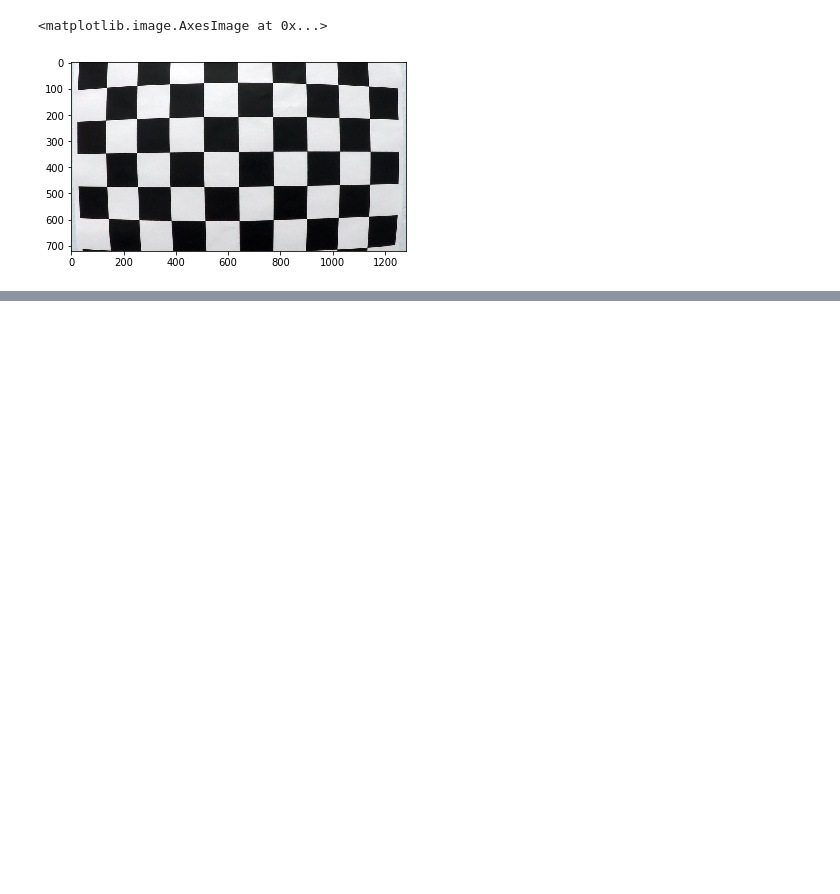
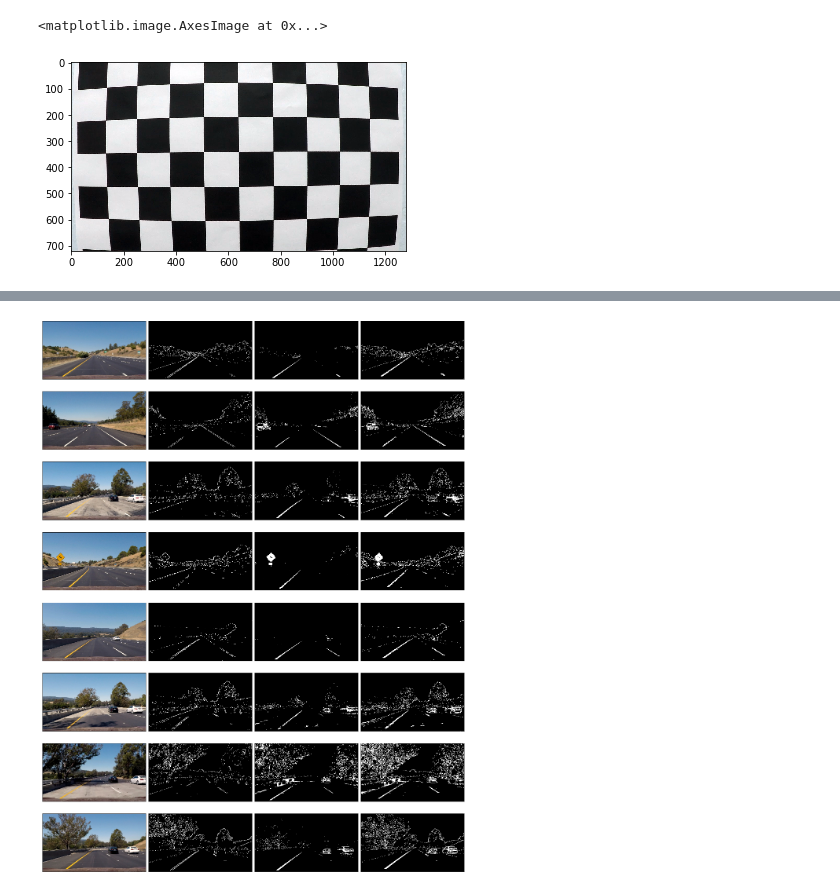
Before and after one commit to marcelosramos/CarND-Advanced-Lane-Lines, a Jupyter notebook: CarND-Advanced-Lane-Lines.ipynb, the cells around one changed output, grey strips where cells are left out. Drawn from its saved outputs; the diff is of its cells as text; code cells hidden in the pictures; blank space fills up the shorter version.

```diff
--- a/CarND-Advanced-Lane-Lines.ipynb
+++ b/CarND-Advanced-Lane-Lines.ipynb
@@ -65,0 +171,29 @@ plt.imshow(img)
+# %%
+plt.figure(figsize=(15,20))
+for i, input_image in enumerate(input_images):
+    img = cv2.imread("test_images/" + input_image)
+    img = cv2.cvtColor(img, cv2.COLOR_BGR2RGB)
+    plt.subplot(8, 4, i*4+1)
+    plt.imshow(img)
+    plt.xticks([])
+    plt.yticks([])
+    plt.subplot(8, 4, i*4+2)
+    u_img = undistort_img(img, objpoints, imgpoints)
+    new_img = combined_sobel_threshold(u_img)
+    plt.imshow(new_img, cmap='gray')
+    plt.xticks([])
+    plt.yticks([])
+    plt.subplot(8, 4, i*4+3)
+    new_img = s_channel_threshold(u_img)
+    plt.imshow(new_img, cmap='gray')
+    plt.xticks([])
+    plt.yticks([])
+    plt.subplot(8, 4, i*4+4)
+    new_img = combine_threshold(img)
+    plt.imshow(new_img, cmap='gray')
+    plt.xticks([])
+    plt.yticks([])
+plt.tight_layout(pad=0, h_pad=0, w_pad=0)
+plt.show()
+# %% [output]
+[figure, added]
```
Also changed, not shown: parts of 5 cells of this notebook, 1 other file.
